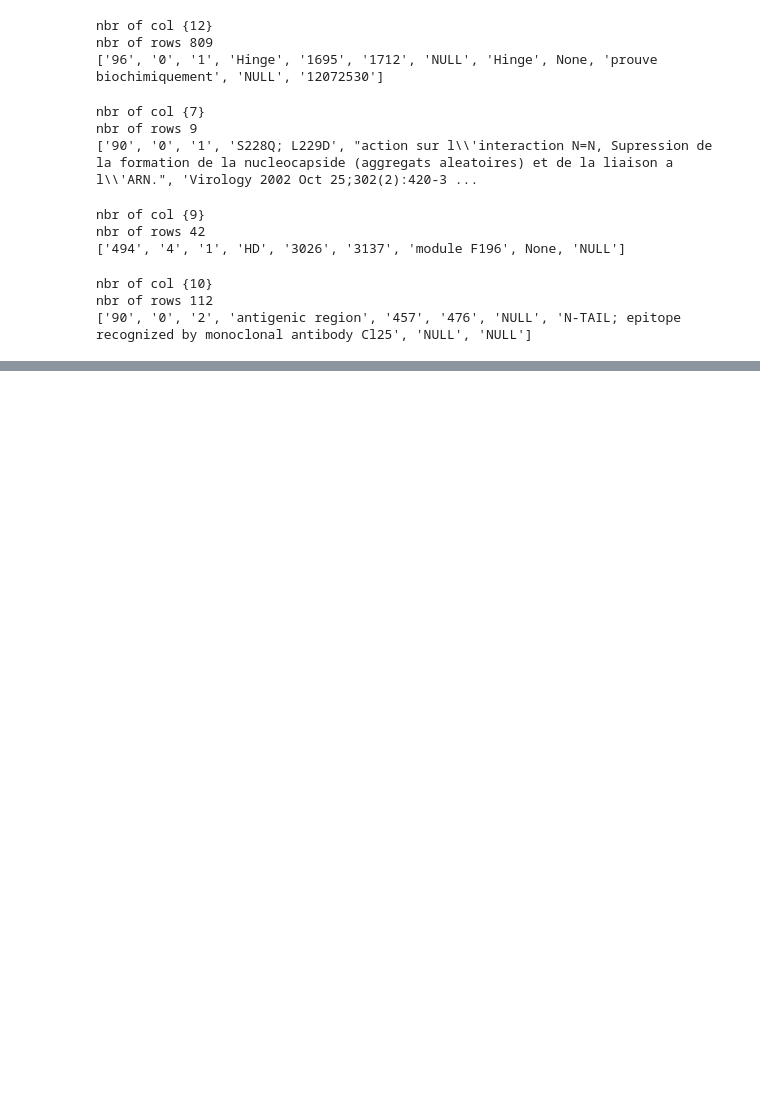
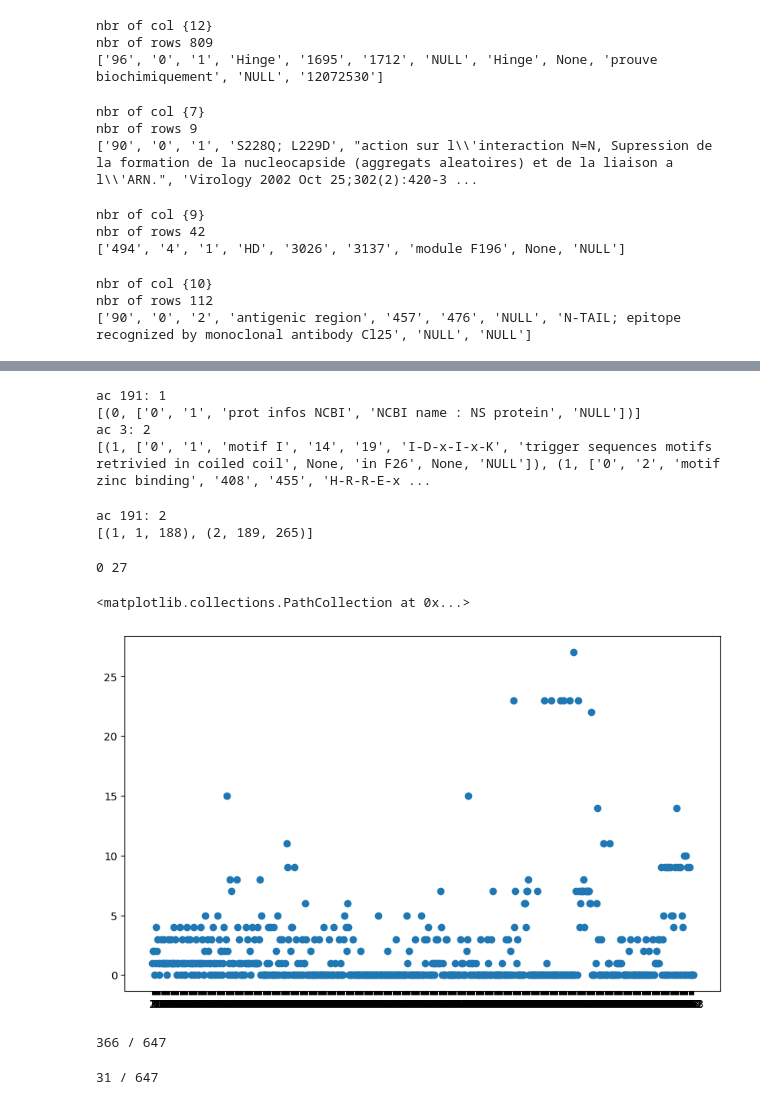
Before and after one commit to wildevince/Testymolo, a Jupyter notebook: testymolo/datamolo/scr/sql_to_csv.ipynb, the cells around one changed output, grey strips where cells are left out. Cells and saved outputs as stored; diff of their text form; code cells hidden in the pictures; blank space fills up the shorter version.

```diff
--- a/testymolo/datamolo/scr/sql_to_csv.ipynb
+++ b/testymolo/datamolo/scr/sql_to_csv.ipynb
@@ -342,0 +415,76 @@ nbr of rows 112
+# %%
+def get_nbr_annotations(ac:str, _print=True):
+    Annotations:list = [Prot_Infos, Prot_MOTIF, Prot_MUT, Prot_REG, Prot_RI]
+    result:list = []
+    for a, tab in enumerate(Annotations):
+        for item in tab:
+            if(item[0] == ac ):
+                result.append((a,item[1:]))
+    if(_print) :
+        print(f"ac {ac}: {len(result)}")
+    return result
+
+
+print(get_nbr_annotations("191"))
+
+print(get_nbr_annotations("3"))
+# %% [output]
+ac 191: 1
+[(0, ['0', '1', 'prot infos NCBI', 'NCBI name : NS protein', 'NULL'])]
+ac 3: 2
+[(1, ['0', '1', 'motif I', '14', '19', 'I-D-x-I-x-K', 'trigger sequences motifs retrivied in coiled coil', None, 'in F26', None, 'NULL']), (1, ['0', '2', 'motif zinc binding', '408', '455', 'H-R-R-E-x ...
+# %%
+def get_limits(ac:str, _print=True):
+    result:list=[]
+    for item in ModO_Limits:
+        if(ac == item[0]):
+            result.append(item[1:])
+    if(_print) :
+        print(f"ac {ac}: {len(result)}")
+    return [(int(r[0]), int(r[1]), int(r[2])) for r in result]
+
+print(get_limits("191"))
+# %% [output]
+ac 191: 2
+[(1, 1, 188), (2, 189, 265)]
+# %%
+# nbr of annotations per accession
+X:list = [item[0] for item in CAZy_DB]
+Y:list = [len(get_nbr_annotations(x, False)) for x in X]
+
+print(min(Y),max(Y))
+
+plt.figure(figsize=(10,6))
+plt.scatter(X,Y)
+# %% [output]
+0 27
+<matplotlib.collections.PathCollection at 0x...>
+[figure, added]
+# %%
+# nbr of annotation without any annotation
+
+voids:list = []
+for i in range(len(X)):
+    if(Y[i] == 0):
+        voids.append(X[i])
+print(len(voids),'/' , len(X))
+# %% [output]
+366 / 647
+# %%
+def question_1_b():
+    k = 0
+    j = 0
+    for ac in X:
+        j += 1
+        Fams = get_family(ac, False)
+        Lims = get_limits(ac, False)
+        if(len(Fams) != len(Lims)):
+            #print("ac:", ac, " fam:", len(Fams), " lim:", len(Lims))
+            #print("fam:", [(item[0],item[1]) for item in Fams])
+            #print("lim:", [(item[0],f"{item[-2]}:{item[-1]}") for item in Lims])
+            k += 1
+    print(k,"/",j)
+
+question_1_b()
+# %% [output]
+31 / 647
```
Also changed, not shown: parts of 4 cells of this notebook.
